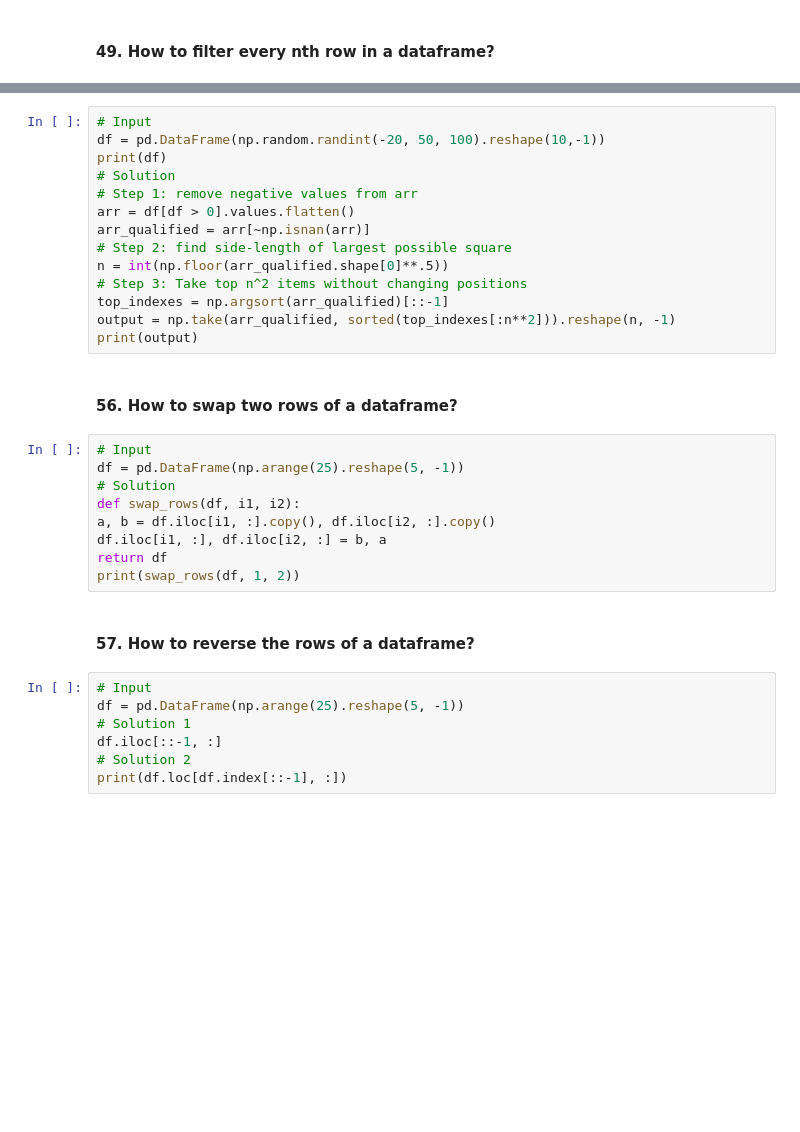
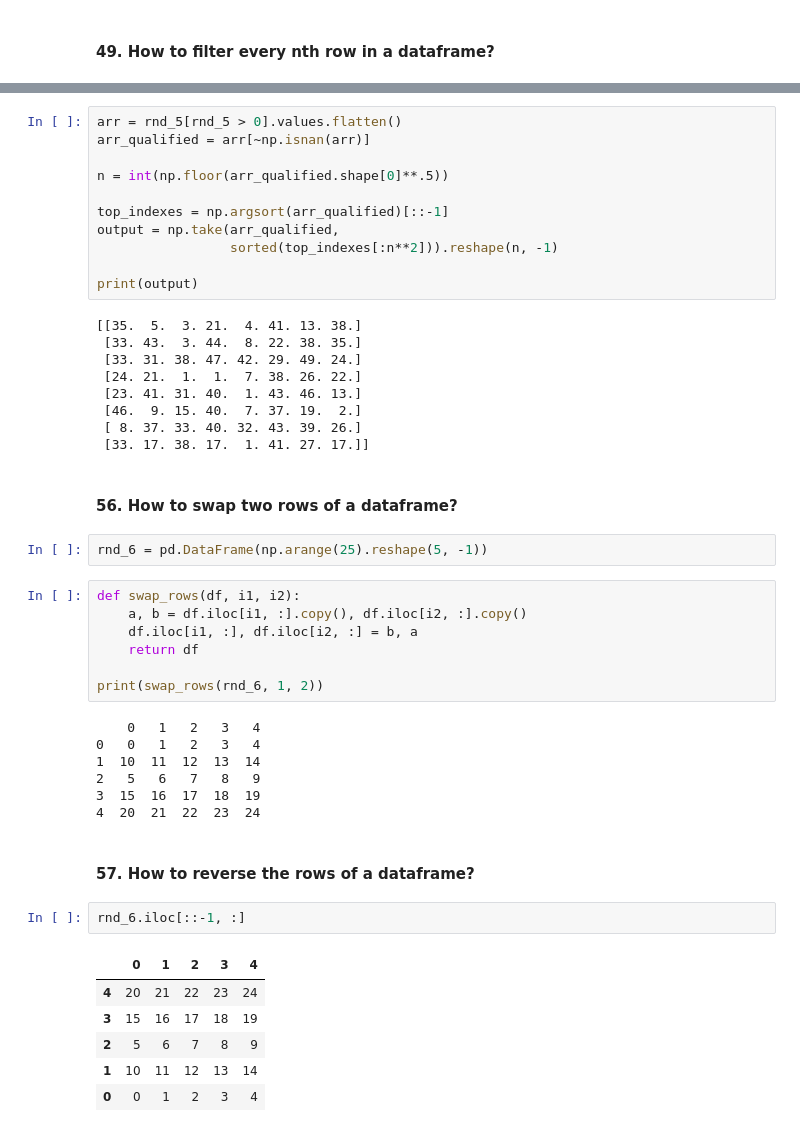
Before and after one commit to caiquemiranda/-pandas-exercises, a Jupyter notebook: 41-60.ipynb, the cells around one changed output, grey strips where cells are left out. Saved outputs shown, nothing was run; the diff lists cells and outputs as text; blank space fills up the shorter version.

```diff
--- a/41-60.ipynb
+++ b/41-60.ipynb
@@ -172,34 +272,49 @@ after removing the negative values?
 # %%
-# Input
-df = pd.DataFrame(np.random.randint(-20, 50, 100).reshape(10,-1))
-print(df)
-# Solution
-# Step 1: remove negative values from arr
-arr = df[df > 0].values.flatten()
+arr = rnd_5[rnd_5 > 0].values.flatten()
 arr_qualified = arr[~np.isnan(arr)]
-# Step 2: find side-length of largest possible square
+
 n = int(np.floor(arr_qualified.shape[0]**.5))
-# Step 3: Take top n^2 items without changing positions
+
 top_indexes = np.argsort(arr_qualified)[::-1]
-output = np.take(arr_qualified, sorted(top_indexes[:n**2])).reshape(n, -1)
+output = np.take(arr_qualified,
+                 sorted(top_indexes[:n**2])).reshape(n, -1)
+
 print(output)
+# %% [output]
+[[35.  5.  3. 21.  4. 41. 13. 38.]
+ [33. 43.  3. 44.  8. 22. 38. 35.]
+ [33. 31. 38. 47. 42. 29. 49. 24.]
+ [24. 21.  1.  1.  7. 38. 26. 22.]
+ [23. 41. 31. 40.  1. 43. 46. 13.]
+ [46.  9. 15. 40.  7. 37. 19.  2.]
+ [ 8. 37. 33. 40. 32. 43. 39. 26.]
+ [33. 17. 38. 17.  1. 41. 27. 17.]]
 # %% [markdown]
 #### 56. How to swap two rows of a dataframe?
+# %%
+rnd_6 = pd.DataFrame(np.arange(25).reshape(5, -1))
 # %%
-# Input
-df = pd.DataFrame(np.arange(25).reshape(5, -1))
-# Solution
 def swap_rows(df, i1, i2):
-a, b = df.iloc[i1, :].copy(), df.iloc[i2, :].copy()
-df.iloc[i1, :], df.iloc[i2, :] = b, a
-return df
-print(swap_rows(df, 1, 2))
+    a, b = df.iloc[i1, :].copy(), df.iloc[i2, :].copy()
+    df.iloc[i1, :], df.iloc[i2, :] = b, a
+    return df
+
+print(swap_rows(rnd_6, 1, 2))
+# %% [output]
+    0   1   2   3   4
+0   0   1   2   3   4
+1  10  11  12  13  14
+2   5   6   7   8   9
+3  15  16  17  18  19
+4  20  21  22  23  24
 # %% [markdown]
 #### 57. How to reverse the rows of a dataframe?
-# %%
-# Input
-df = pd.DataFrame(np.arange(25).reshape(5, -1))
-# Solution 1
-df.iloc[::-1, :]
-# Solution 2
-print(df.loc[df.index[::-1], :])
+# %%
+rnd_6.iloc[::-1, :]
+# %% [output]
+|  | 0 | 1 | 2 | 3 | 4 |
+| 4 | 20 | 21 | 22 | 23 | 24 |
+| 3 | 15 | 16 | 17 | 18 | 19 |
+| 2 | 5 | 6 | 7 | 8 | 9 |
+| 1 | 10 | 11 | 12 | 13 | 14 |
+| 0 | 0 | 1 | 2 | 3 | 4 |
```
Also changed, not shown: parts of 60 cells of this notebook, 3 other files.
